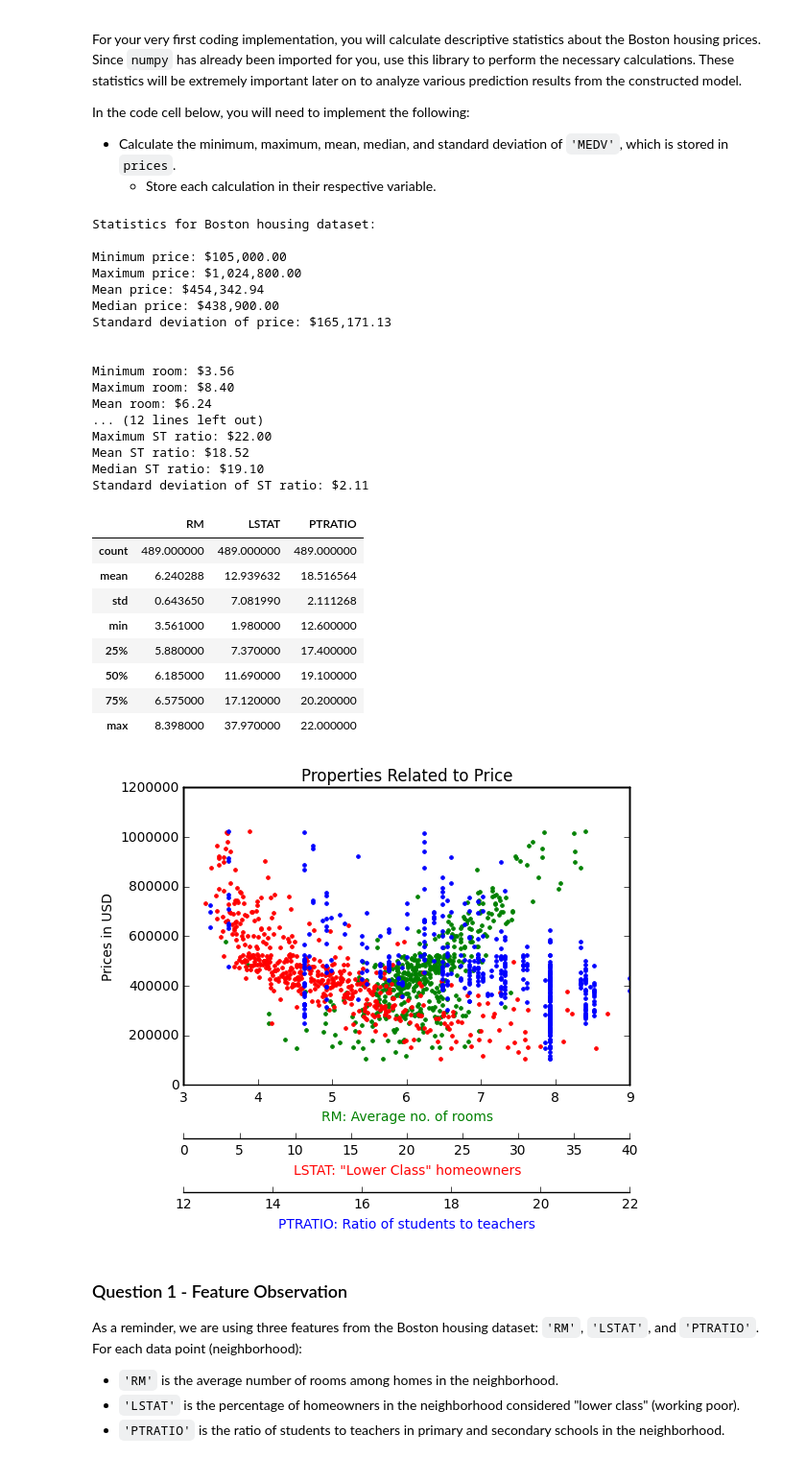
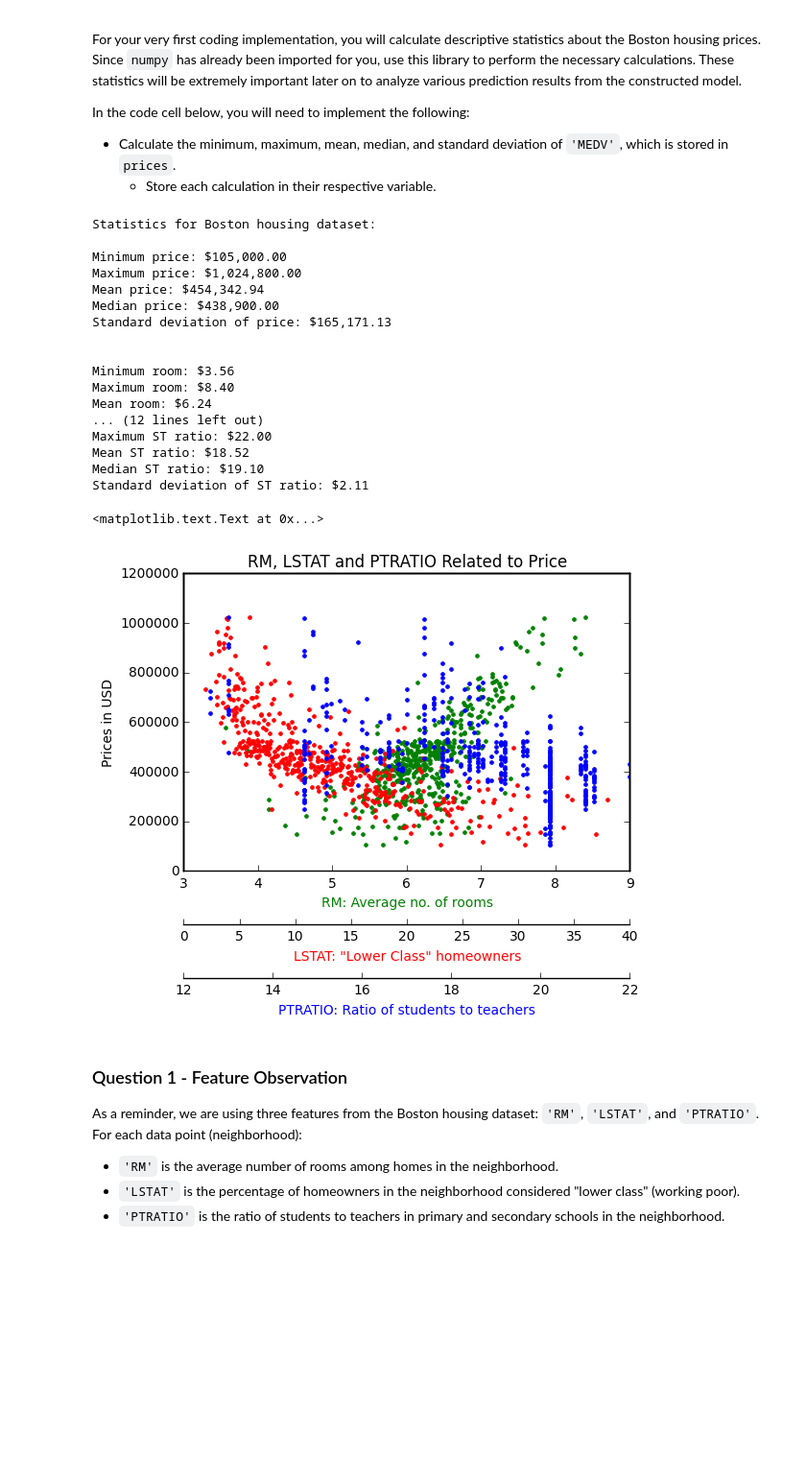
Before and after one commit to DominicSchwoebel/MLND-P1-Predicting-Boston-Housing-Prices, a Jupyter notebook: boston_housing.ipynb, the cells around one changed output. Shown at 96% size. Cells and saved outputs as stored; diff of their text form; code cells hidden in the pictures; blank space fills up the shorter version.

```diff
--- a/boston_housing.ipynb
+++ b/boston_housing.ipynb
@@ -98,7 +98,7 @@ PrintStatistics(ratio, "ST ratio")
 # See: http://matplotlib.org/examples/api/two_scales.html
 import matplotlib.pyplot as plt
 fig = plt.figure()
-plt.title('Properties Related to Price')
+plt.title('RM, LSTAT and PTRATIO Related to Price')
 
 roomsAxis = fig.add_subplot(1,1,1)
 roomsAxis.plot(rooms, prices, '.', label='Average no. of rooms', color='green')
@@ -115,44 +115,36 @@ povertyAxis.plot(poverty, prices, '.', color='red')
 povertyAxis.set_xlabel('LSTAT: "Lower Class" homeowners', color='red')
 
 ratioAxis = roomsAxis.twiny()
 ratioAxis.set_frame_on(True)
 ratioAxis.patch.set_visible(False)
 ratioAxis.xaxis.set_ticks_position('bottom')
 ratioAxis.xaxis.set_label_position('bottom')
 ratioAxis.spines['bottom'].set_position(('outward', 80))
 ratioAxis.plot(ratio, prices, '.', color='blue')
 ratioAxis.set_xlabel('PTRATIO: Ratio of students to teachers', color='blue')
 
 # Pandas provides a describe() function which creates a very nice table of key indicators.
-features.describe()
+#features.describe()
 # %% [output]
 Statistics for Boston housing dataset:
 
 Minimum price: $105,000.00
 Maximum price: $1,024,800.00
 Mean price: $454,342.94
 Median price: $438,900.00
 Standard deviation of price: $165,171.13
 
 
 Minimum room: $3.56
 Maximum room: $8.40
 Mean room: $6.24
 ... (12 lines left out)
 Maximum ST ratio: $22.00
 Mean ST ratio: $18.52
 Median ST ratio: $19.10
 Standard deviation of ST ratio: $2.11
-|  | RM | LSTAT | PTRATIO |
-| count | 489.000000 | 489.000000 | 489.000000 |
-| mean | 6.240288 | 12.939632 | 18.516564 |
-| std | 0.643650 | 7.081990 | 2.111268 |
-| min | 3.561000 | 1.980000 | 12.600000 |
-| 25% | 5.880000 | 7.370000 | 17.400000 |
-| 50% | 6.185000 | 11.690000 | 19.100000 |
-| 75% | 6.575000 | 17.120000 | 20.200000 |
-| max | 8.398000 | 37.970000 | 22.000000 |
+<matplotlib.text.Text at 0x...>
-[figure, old version]
+[figure, new version]
 # %% [markdown]
 ### Question 1 - Feature Observation
 As a reminder, we are using three features from the Boston housing dataset: `'RM'`, `'LSTAT'`, and `'PTRATIO'`. For each data point (neighborhood):
```
Also changed, not shown: parts of 8 cells of this notebook.
